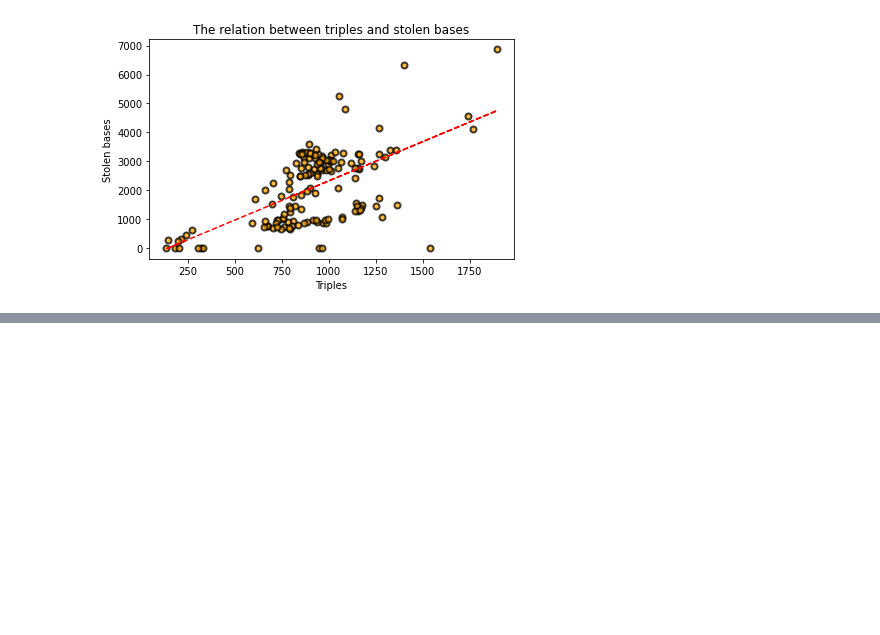
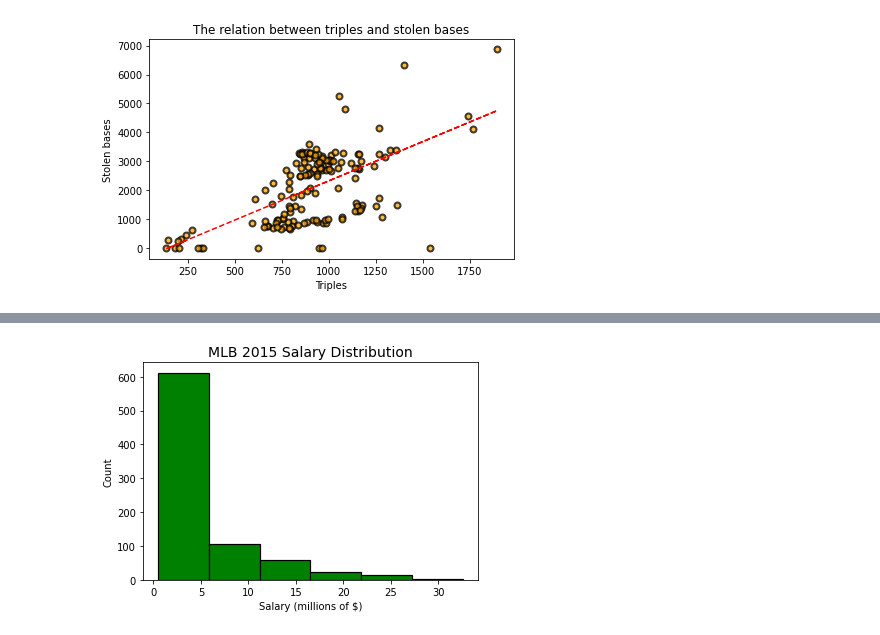
Before and after one commit to rcortezk9/DSProject2, a Jupyter notebook: DSProject2.ipynb, the cells around one changed output, grey strips where cells are left out. Cells and saved outputs as stored; diff of their text form; code cells hidden in the pictures; blank space fills up the shorter version.

```diff
--- a/DSProject2.ipynb
+++ b/DSProject2.ipynb
@@ -11,6 +11,7 @@ col = ['playerID','G', 'AB', 'R','H', '2B', '3B', 'HR', 'RBI','SB', 'CS','BB','S
 batting = pd.read_csv('Batting.csv')
 bat_df = pd.read_csv('Batting.csv', usecols=col)
 players = pd.read_csv('People.csv')
+salaries = pd.read_csv('Salaries.csv')
 
 display(batting.columns)
 # %% [output]
@@ -163,0 +168,10 @@ plt.show()
+# %%
+# Going to use 2015 as a focal point
+salary_2015 = salaries[salaries['yearID'] == 2015]
+salary_2015 = salary_2015.drop(['yearID', 'teamID', 'lgID'], axis=1)
+# Get a sense of the players pay scale for that year. Show it in a histogram
+plt.hist((salary_2015['salary']/1e6), bins=6, color='g', edgecolor='black', linewidth=1.2, align='mid')
+plt.xlabel('Salary (millions of $)'), plt.ylabel('Count')
+plt.title('MLB 2015 Salary Distribution', size = 14);
+# %% [output]
+[figure, added]
```
Also changed, not shown: parts of 7 cells of this notebook, 1 other file.
